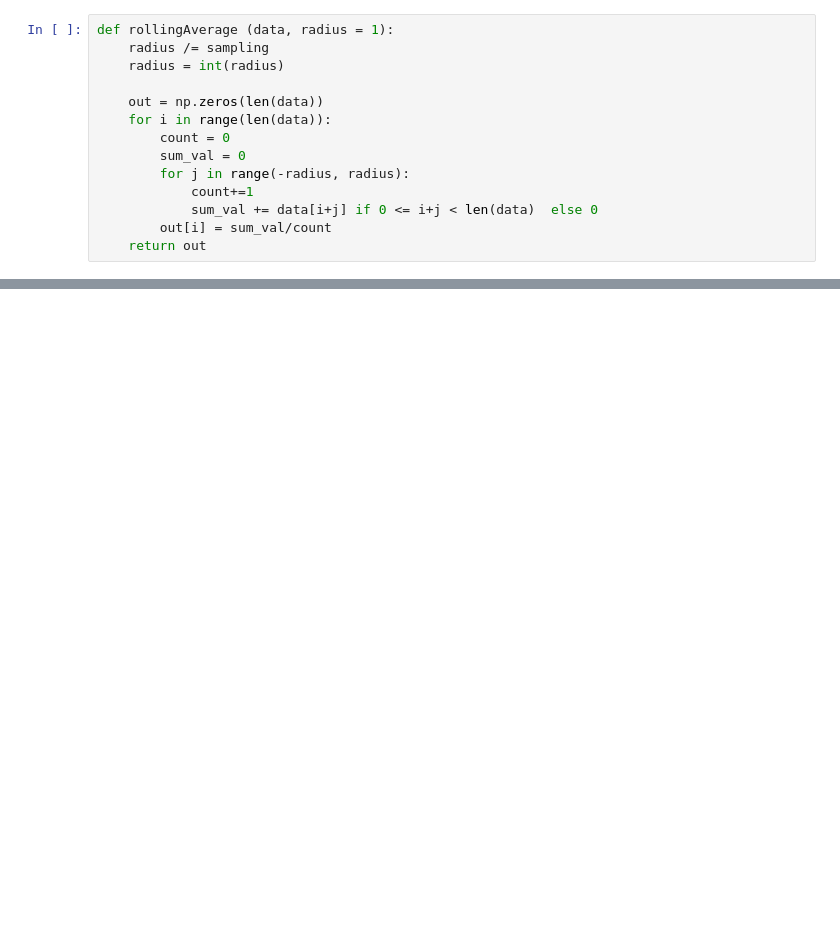
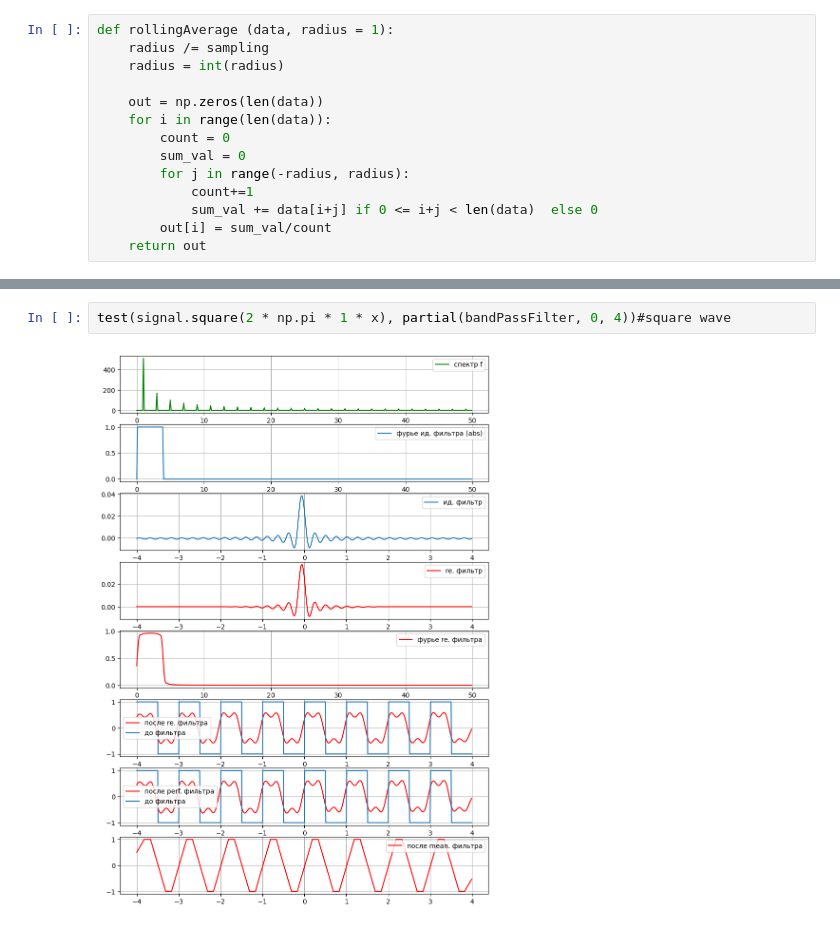
Before and after one commit to Altair200333/dataProcessing_nsu, a Jupyter notebook: task3_perf_filters.ipynb, the cells around one changed output, grey strips where cells are left out. Cells and saved outputs as stored; diff of their text form; blank space fills up the shorter version.

```diff
--- a/task3_perf_filters.ipynb
+++ b/task3_perf_filters.ipynb
@@ -163,0 +164,4 @@ test(signal.square(2 * np.pi * 1 * x), partial(bandStopFilter, 4, 6))#square wav
+# %%
+test(signal.square(2 * np.pi * 1 * x), partial(bandPassFilter, 0, 4))#square wave
+# %% [output]
+[figure, added]
```
Also changed, not shown: parts of 13 cells of this notebook.
